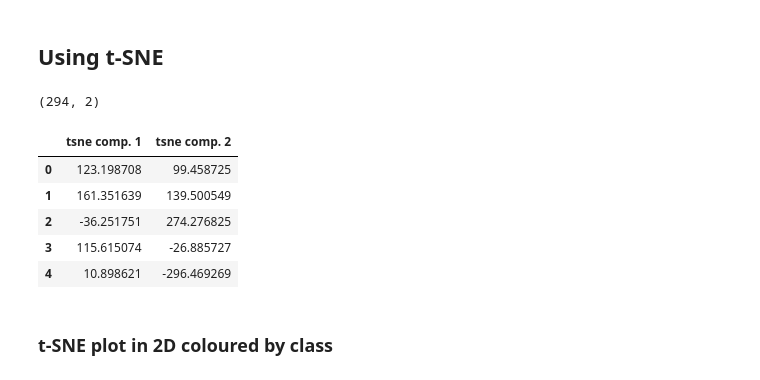
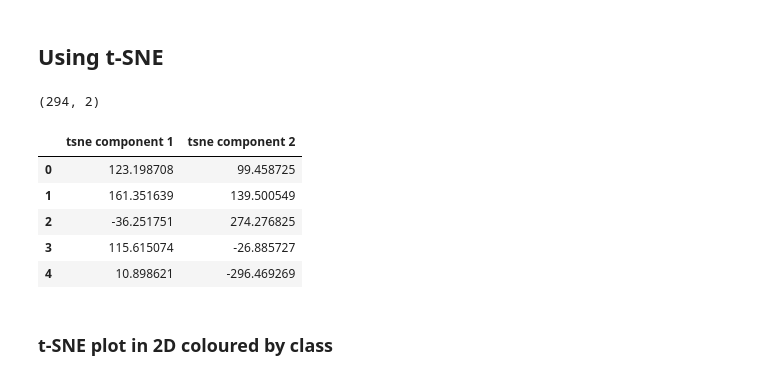
Before and after one commit to anly501/dsan-5000-project-WillWangUNC, a Jupyter notebook: dsan-website/5000-website/5000-website-Zenan/dimreduction.ipynb, the cells around one changed output. Drawn from its saved outputs; the diff is of its cells as text; code cells hidden in the pictures.

```diff
--- a/dsan-website/5000-website/5000-website-Zenan/dimreduction.ipynb
+++ b/dsan-website/5000-website/5000-website-Zenan/dimreduction.ipynb
@@ -97,12 +97,12 @@ It was not entirely clear from the PCA scatter plot where the clusters are. Howe
 # %%
 tsne = TSNE(n_components=2)
 X_tsne = tsne.fit_transform(features_scaled)
-tsne_df = pd.DataFrame(data = X_tsne, columns = ['tsne comp. 1', 'tsne comp. 2'])
+tsne_df = pd.DataFrame(data = X_tsne, columns = ['tsne component 1', 'tsne component 2'])
 print(tsne_df.shape)
 tsne_df.head()
 # %% [output]
 (294, 2)
-|  | tsne comp. 1 | tsne comp. 2 |
+|  | tsne component 1 | tsne component 2 |
 | 0 | 123.198708 | 99.458725 |
 | 1 | 161.351639 | 139.500549 |
 | 2 | -36.251751 | 274.276825 |
```
Also changed, not shown: 10 other files.
